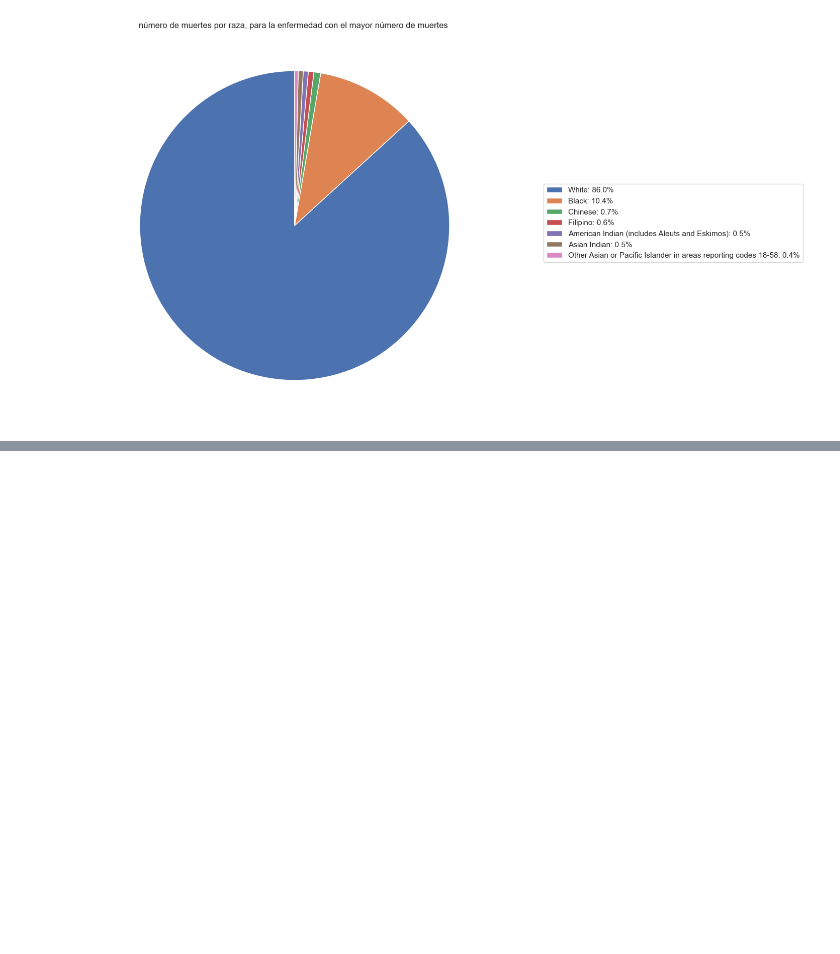
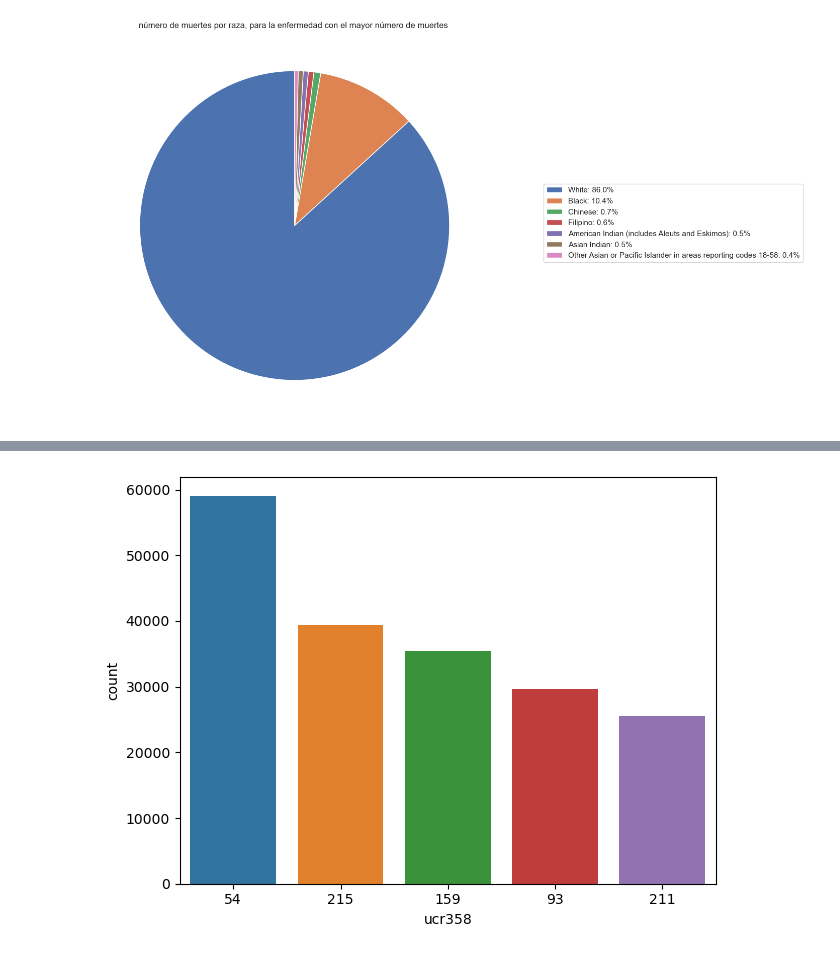
Before and after one commit to blackbrs/diplomado, a Jupyter notebook: Proyecto/Proyecto.ipynb, the cells around one changed output, grey strips where cells are left out. Saved outputs shown, nothing was run; the diff lists cells and outputs as text; code cells hidden in the pictures; blank space fills up the shorter version.

Commit message:
Subido grafico 9

```diff
--- a/Proyecto/Proyecto.ipynb
+++ b/Proyecto/Proyecto.ipynb
@@ -581,3 +581,38 @@ plt.show()
+# %%
+# Grafico 9: Formas de muerte mas comunes para las personas de descendencia afroamericana
+carpeta_inicial = RUTA_DATASET_LIMPIADO
+carpeta_diccionario = RUTA_RECODE_DATASER
+anios_estudio = [2019, 2020]
+raza_seleccionada = 2
+
+archivo_diccionario = open(carpeta_diccionario + "recode" + str(anios_estudio[0]) + ".json")
+json_diccionario = json.load(archivo_diccionario)
+
+primer_archivo = True
+df_consolidado = ""
+
+for anio_estudio in anios_estudio:
+    if (primer_archivo):
+        df_consolidado = pd.read_csv(carpeta_inicial + str(anio_estudio) + ".csv")
+        primer_archivo = False
+    else:
+        df_anio = pd.read_csv(carpeta_inicial + str(anio_estudio) + ".csv")
+        df_consolidado = pd.concat([df_consolidado, df_anio], axis=0, ignore_index=True)
+
+df_raza_seleccionada = df_consolidado[df_consolidado["race"] == raza_seleccionada]
+df_raza_seleccionada["illness"] = df_raza_seleccionada.apply(lambda row:
+                       str(row["ucr358"]) + "="
+                       + json_diccionario["358_cause_recode"][str(row["ucr358"]).zfill(3)][:15]
+                       , axis=1)
+
+order = df_raza_seleccionada["ucr358"].value_counts().index
+countplot = sns.countplot(df_raza_seleccionada, x="ucr358", order=order[:5])
+countplot.tick_params(axis='x', rotation=0)
+df_grafico_9 = df_raza_seleccionada
+plt.tight_layout()
+plt.show()
+# %% [output]
+[figure, added]
 # %%
 # Verificaciones de los graficos
 
```
Also changed, not shown: parts of 9 cells of this notebook.
